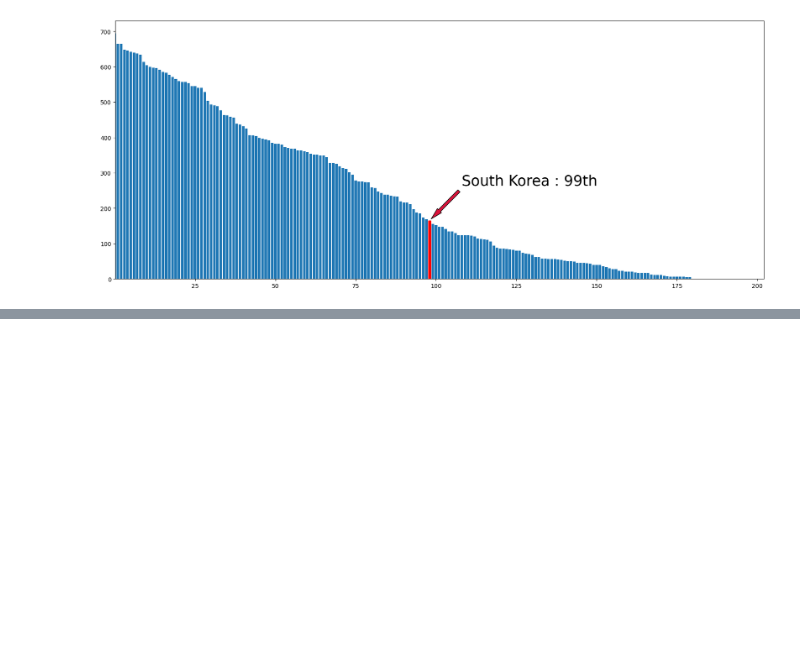
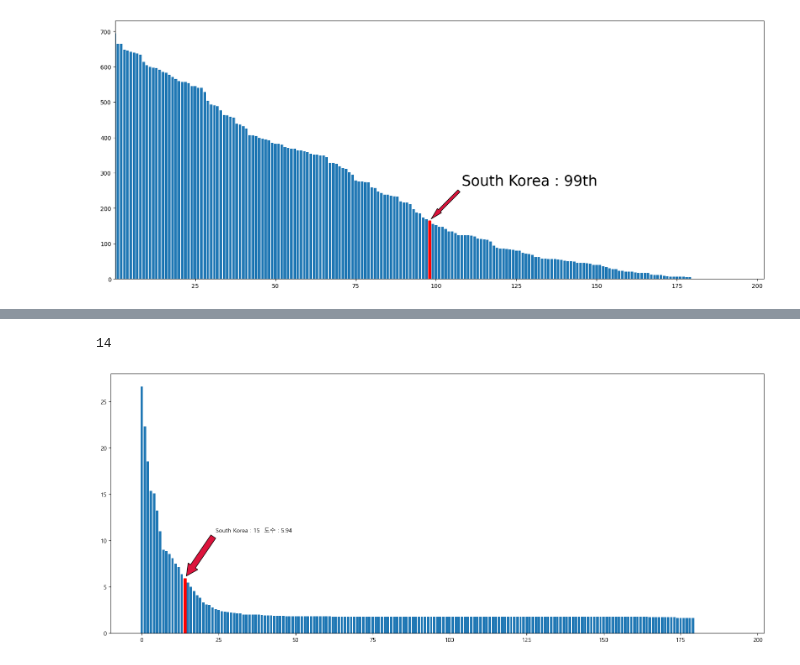
Before and after one commit to KHseo32/test, a Jupyter notebook: 3월 25일/240325(Drinks).ipynb, the cells around one changed output, grey strips where cells are left out. Saved outputs shown, nothing was run; the diff lists cells and outputs as text; code cells hidden in the pictures; blank space fills up the shorter version.

```diff
--- a/3월 25일/240325(Drinks).ipynb
+++ b/3월 25일/240325(Drinks).ipynb
@@ -194,0 +232,11 @@ plt.show()
+# %%
+drinks2.reset_index(drop=True, inplace= True)
+# %%
+korea_index2 = drinks2.loc[drinks2['국가']=='South Korea'].index[0]
+
+korea_index2
+# %% [output]
+14
+# %%
+
+korea_value2 = drinks2.loc[korea_index2, '도수']
@@ -194,0 +245,29 @@ plt.show()
+# %%
+if platform.system() == 'Darwin' :
+    plt.rc('font', family = 'AppleGothic')
+else:
+    plt.rc('font', family='Malgun Gothic')
+# %%
+x = drinks2.index
+y = drinks2['도수']
+
+plt.figure(figsize=(20,8))
+bar_list = plt.bar(x,y)
+bar_list[korea_index2].set_color('r')
+
+plt.annotate(
+    f'South Korea : {korea_index2+1}  도수 : {round(korea_value2,2)}',
+    xy=(korea_index2,korea_value2),
+    xytext=(korea_index2+10, korea_value2+5),
+    arrowprops={
+        'facecolor' : 'crimson',
+        'edgecolor' : 'k',
+        'headwidth' : 20,
+        'headlength' : 20,
+        'width' : 10,
+        'shrink' : 0.05
+    }
+)
+plt.show()
+# %% [output]
+[figure, added]
```
Also changed, not shown: parts of 6 cells of this notebook.
